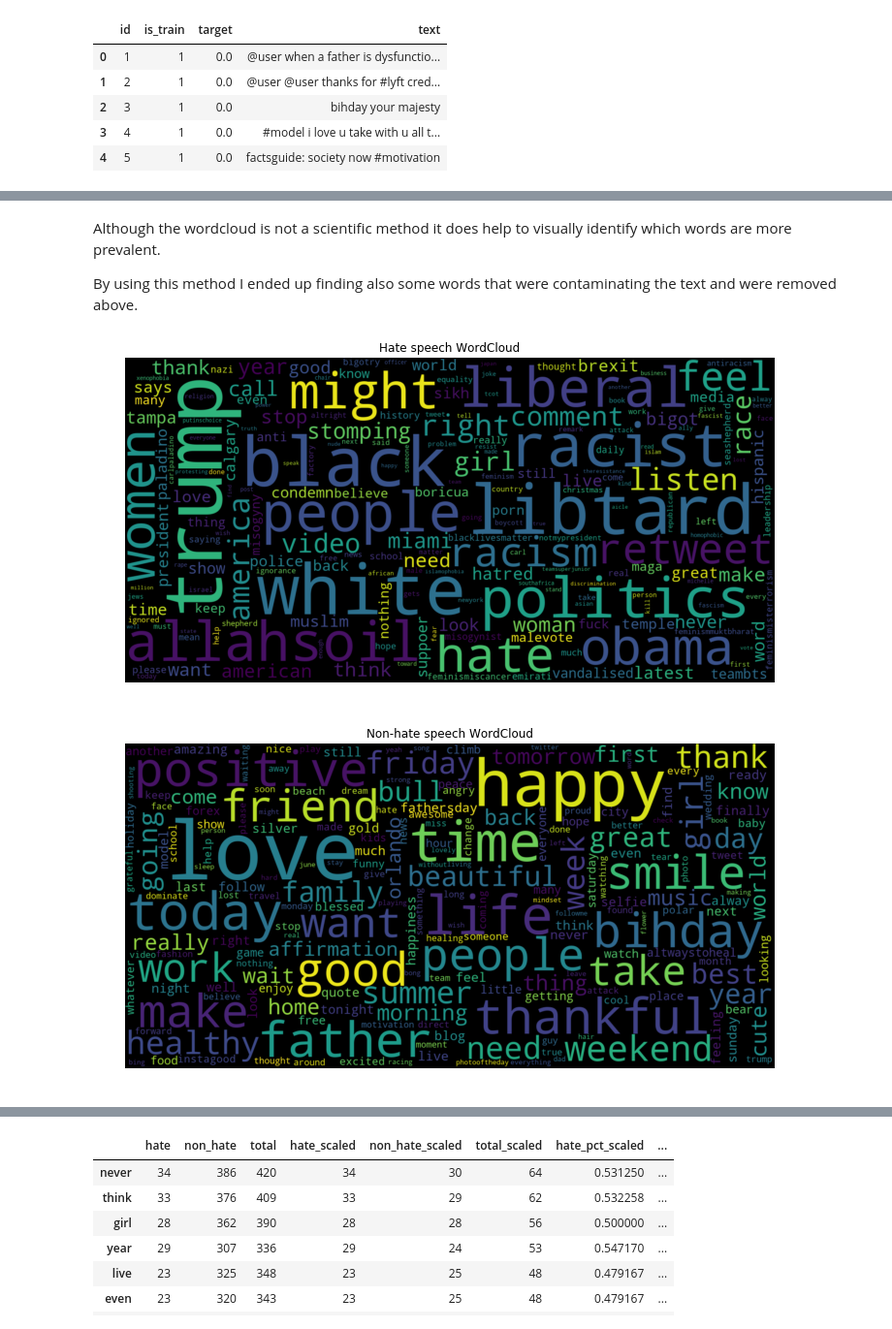
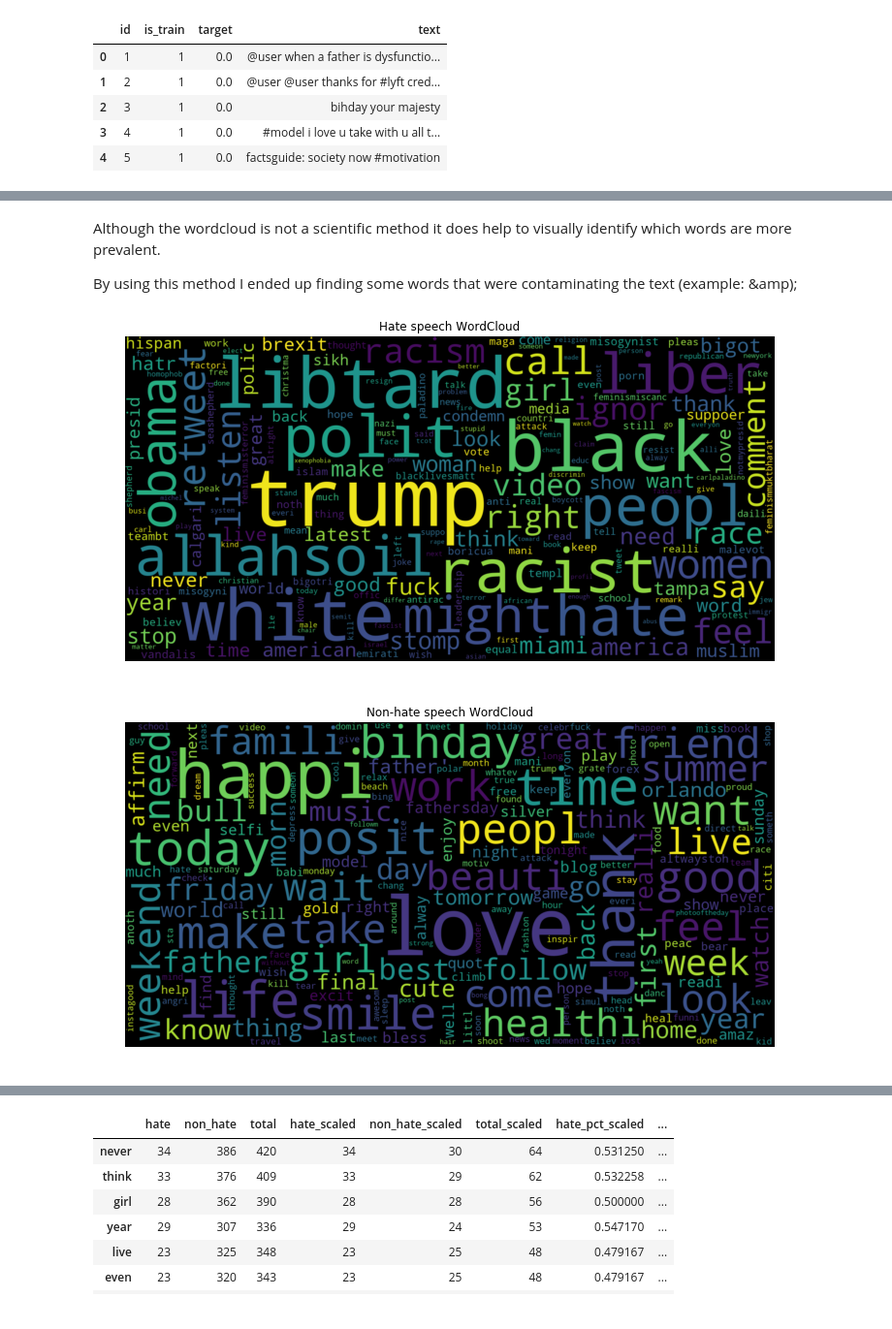
Before and after one commit to csazevedo/sentiment_analysis_v1, a Jupyter notebook: sentiment_analysis_v1.ipynb, the cells around one changed output, grey strips where cells are left out. Shown: that part at 97% size. Saved outputs shown, nothing was run; the diff lists cells and outputs as text; code cells hidden in the pictures.

```diff
--- a/sentiment_analysis_v1.ipynb
+++ b/sentiment_analysis_v1.ipynb
@@ -146,14 +149,18 @@ stemmer = PorterStemmer()
 
 df['clean_text_stemmed'] = df['clean_text'].apply(lambda x: ' '.join([stemmer.stem(i) for i in x.split()]))
 
-# get tokens clean_text
-from nltk.tokenize import RegexpTokenizer
-tokenizer = RegexpTokenizer(r'\w+')
-df['tokens'] = df['clean_text'].apply(tokenizer.tokenize)
+# get tokens from clean_text
+import nltk
+df['tokens'] = df.clean_text.apply(lambda x: nltk.word_tokenize(x))
 
-# get tokens clean_text_stemmed
-tokenizer = RegexpTokenizer(r'\w+')
-df['tokens_stemmed'] = df['clean_text_stemmed'].apply(tokenizer.tokenize)
+df.clean_text.apply(lambda x: nltk.word_tokenize(x))
+
+# get tokens from clean_text_stemmed
+df['tokens_stemmed'] = df.clean_text_stemmed.apply(lambda x: nltk.word_tokenize(x))
+
+# separate test data (not labeled) and training data (labeled)
+df_test = df[df.is_train == 0].copy()
+df = df[df.is_train == 1].copy()
 
 df.head(5)
 # %% [output]
@@ -166,38 +173,38 @@ df.head(5)
 # %% [markdown]
 Although the wordcloud is not a scientific method it does help to visually identify which words are more prevalent.
 
-By using this method I ended up finding also some words that were contaminating the text and were removed above.
+By using this method I ended up finding some words that were contaminating the text (example: &amp);
 # %%
-# labelled as hate speech
+# labelled as hate speech - words after stemming
 neg_tweets = df[df.target == 1]
 neg_string = []
-for t in neg_tweets.clean_text:
+for t in neg_tweets.clean_text_stemmed:
     neg_string.append(t)
 neg_string = pd.Series(neg_string).str.cat(sep=' ')
 from wordcloud import WordCloud
 
 wordcloud = WordCloud(width=1600, height=800,max_font_size=200, collocations=False).generate(neg_string)
 plt.figure(figsize=(12,10))
 plt.imshow(wordcloud, interpolation='bilinear')
 plt.axis('off')
 plt.title('Hate speech WordCloud')
 plt.show()
 
-# labelled as non-hate speech
+# labelled as non-hate speech - words after stemming
 pos_tweets = df[df.target == 0]
 pos_string = []
-for t in pos_tweets.clean_text:
+for t in pos_tweets.clean_text_stemmed:
     pos_string.append(t)
 pos_string = pd.Series(pos_string).str.cat(sep=' ')
 from wordcloud import WordCloud
 
 wordcloud = WordCloud(width=1600, height=800,max_font_size=200, collocations=False).generate(pos_string)
 plt.figure(figsize=(12,10))
 plt.imshow(wordcloud, interpolation='bilinear')
 plt.axis('off')
 plt.title('Non-hate speech WordCloud')
 plt.show()
 # %% [output]
-[figure, old version]
+[figure, new version]
-[figure, old version]
+[figure, new version]
 # %% [markdown]
```
Also changed, not shown: parts of 37 cells of this notebook, 1 other file.
